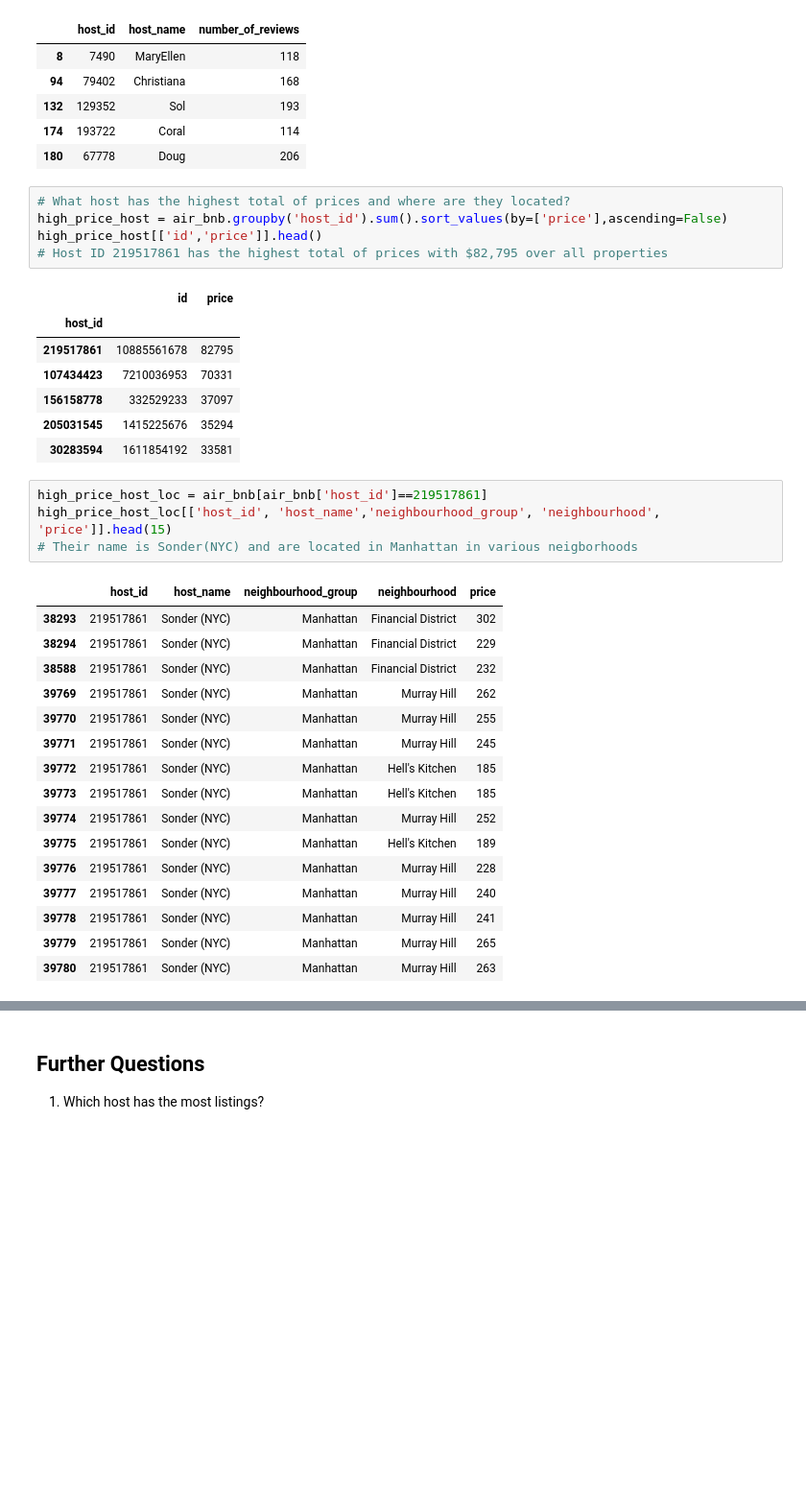
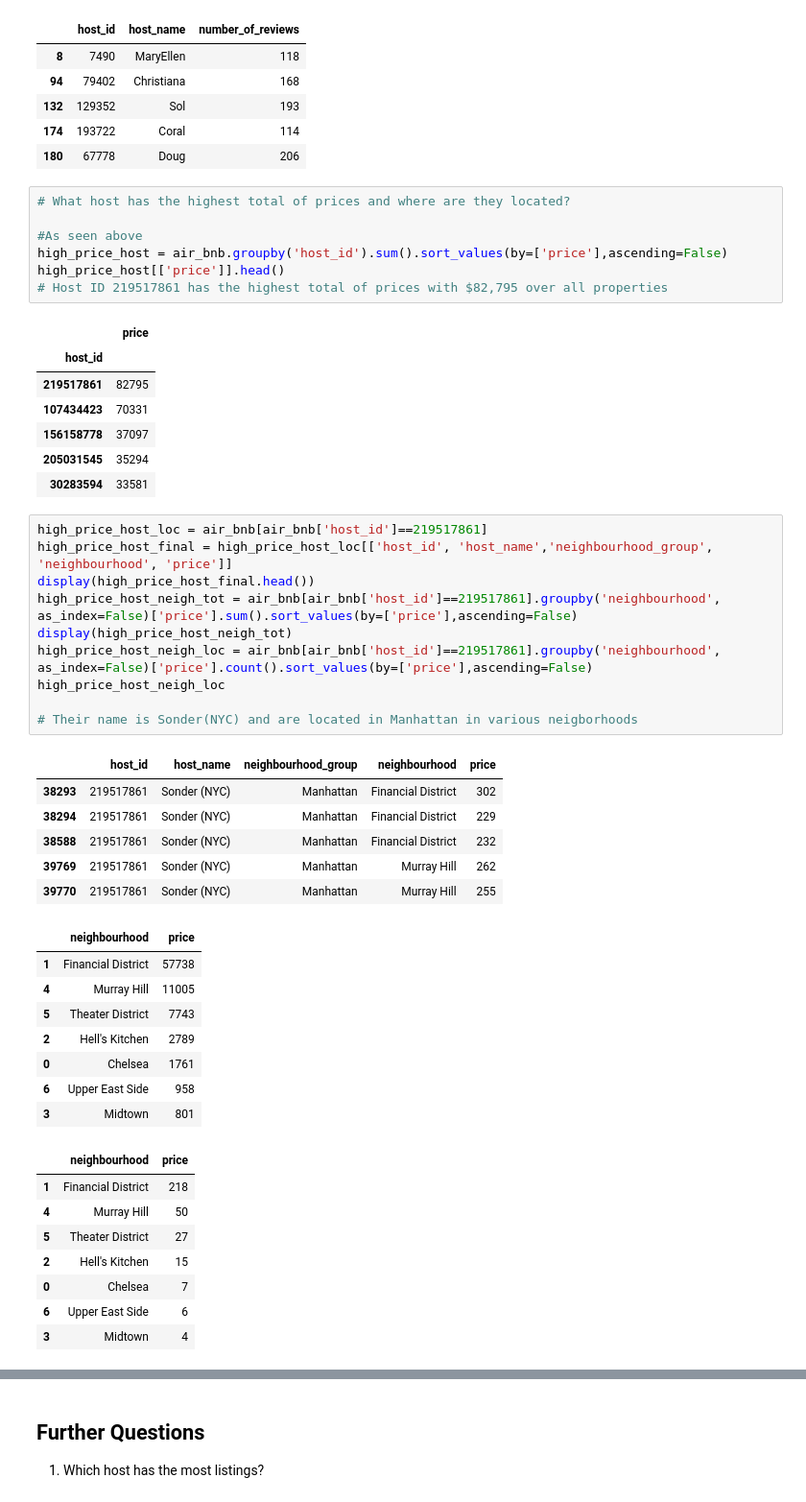
Before and after one commit to alebel94/Airbnb_Data_Project, a Jupyter notebook: AirBnB Case Study Project Jupyter notebook.ipynb, the cells around one changed output, grey strips where cells are left out. Shown at 96% size. Drawn from its saved outputs; the diff is of its cells as text; blank space fills up the shorter version.

```diff
--- a/AirBnB Case Study Project Jupyter notebook.ipynb
+++ b/AirBnB Case Study Project Jupyter notebook.ipynb
@@ -163,38 +148,52 @@ no_avail_host_100[['host_id', 'host_name','number_of_reviews']].head()
 | 180 | 67778 | Doug | 206 |
 # %%
 # What host has the highest total of prices and where are they located?
+
+#As seen above
 high_price_host = air_bnb.groupby('host_id').sum().sort_values(by=['price'],ascending=False)
-high_price_host[['id','price']].head()
+high_price_host[['price']].head()
 # Host ID 219517861 has the highest total of prices with $82,795 over all properties
 # %% [output]
-|  | id | price |
-| host_id |  |  |
-| 219517861 | 10885561678 | 82795 |
-| 107434423 | 7210036953 | 70331 |
-| 156158778 | 332529233 | 37097 |
-| 205031545 | 1415225676 | 35294 |
-| 30283594 | 1611854192 | 33581 |
+|  | price |
+| host_id |  |
+| 219517861 | 82795 |
+| 107434423 | 70331 |
+| 156158778 | 37097 |
+| 205031545 | 35294 |
+| 30283594 | 33581 |
 # %%
 high_price_host_loc = air_bnb[air_bnb['host_id']==219517861]
-high_price_host_loc[['host_id', 'host_name','neighbourhood_group', 'neighbourhood', 'price']].head(15)
+high_price_host_final = high_price_host_loc[['host_id', 'host_name','neighbourhood_group', 'neighbourhood', 'price']]
+display(high_price_host_final.head())
+high_price_host_neigh_tot = air_bnb[air_bnb['host_id']==219517861].groupby('neighbourhood', as_index=False)['price'].sum().sort_values(by=['price'],ascending=False)
+display(high_price_host_neigh_tot)
+high_price_host_neigh_loc = air_bnb[air_bnb['host_id']==219517861].groupby('neighbourhood', as_index=False)['price'].count().sort_values(by=['price'],ascending=False)
+high_price_host_neigh_loc
+
 # Their name is Sonder(NYC) and are located in Manhattan in various neigborhoods
 # %% [output]
 |  | host_id | host_name | neighbourhood_group | neighbourhood | price |
 | 38293 | 219517861 | Sonder (NYC) | Manhattan | Financial District | 302 |
 | 38294 | 219517861 | Sonder (NYC) | Manhattan | Financial District | 229 |
 | 38588 | 219517861 | Sonder (NYC) | Manhattan | Financial District | 232 |
 | 39769 | 219517861 | Sonder (NYC) | Manhattan | Murray Hill | 262 |
 | 39770 | 219517861 | Sonder (NYC) | Manhattan | Murray Hill | 255 |
-| 39771 | 219517861 | Sonder (NYC) | Manhattan | Murray Hill | 245 |
-| 39772 | 219517861 | Sonder (NYC) | Manhattan | Hell's Kitchen | 185 |
-| 39773 | 219517861 | Sonder (NYC) | Manhattan | Hell's Kitchen | 185 |
-| 39774 | 219517861 | Sonder (NYC) | Manhattan | Murray Hill | 252 |
-| 39775 | 219517861 | Sonder (NYC) | Manhattan | Hell's Kitchen | 189 |
-| 39776 | 219517861 | Sonder (NYC) | Manhattan | Murray Hill | 228 |
-| 39777 | 219517861 | Sonder (NYC) | Manhattan | Murray Hill | 240 |
-| 39778 | 219517861 | Sonder (NYC) | Manhattan | Murray Hill | 241 |
-| 39779 | 219517861 | Sonder (NYC) | Manhattan | Murray Hill | 265 |
-| 39780 | 219517861 | Sonder (NYC) | Manhattan | Murray Hill | 263 |
+|  | neighbourhood | price |
+| 1 | Financial District | 57738 |
+| 4 | Murray Hill | 11005 |
+| 5 | Theater District | 7743 |
+| 2 | Hell's Kitchen | 2789 |
+| 0 | Chelsea | 1761 |
+| 6 | Upper East Side | 958 |
+| 3 | Midtown | 801 |
+|  | neighbourhood | price |
+| 1 | Financial District | 218 |
+| 4 | Murray Hill | 50 |
+| 5 | Theater District | 27 |
+| 2 | Hell's Kitchen | 15 |
+| 0 | Chelsea | 7 |
+| 6 | Upper East Side | 6 |
+| 3 | Midtown | 4 |
 # %%
 # When did Danielle from Queens last receive a review?
 
```
Also changed, not shown: parts of 10 cells of this notebook.
